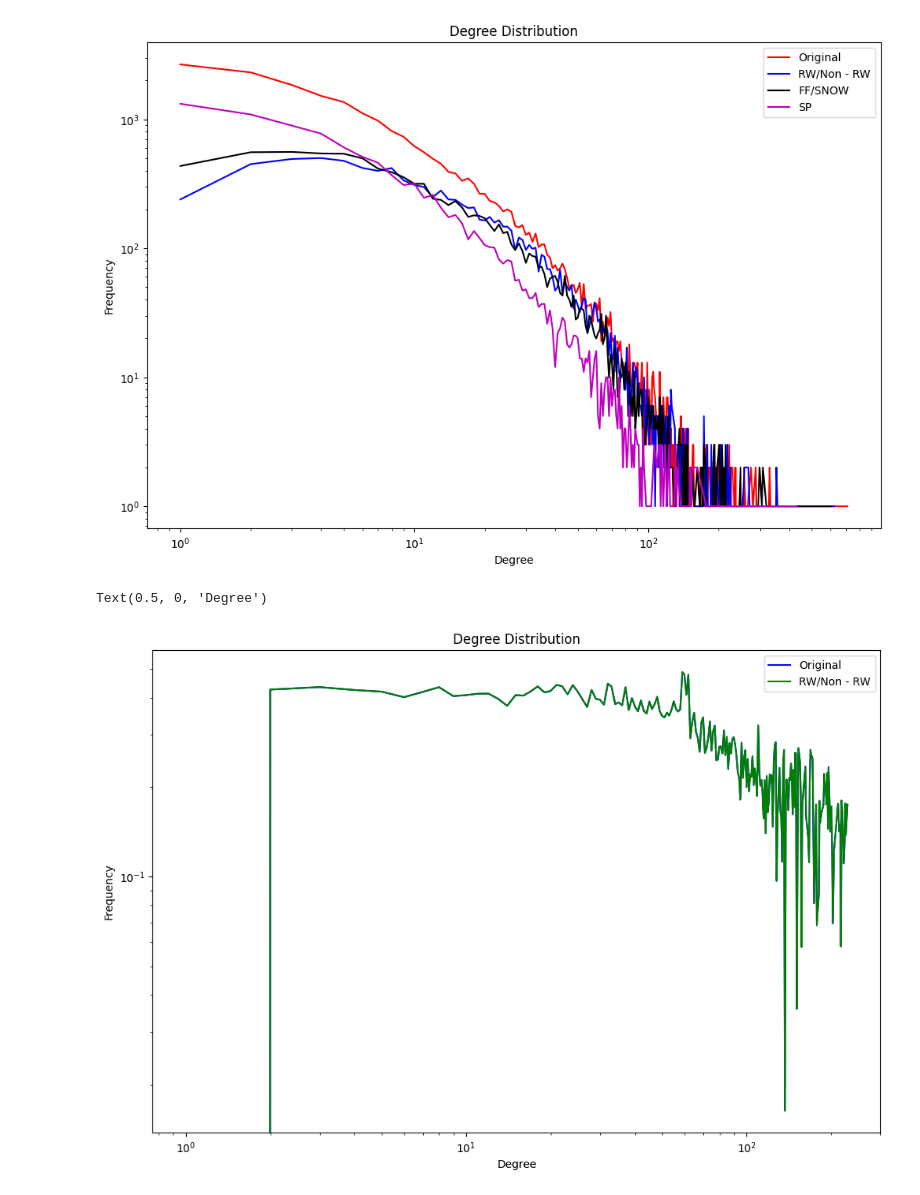
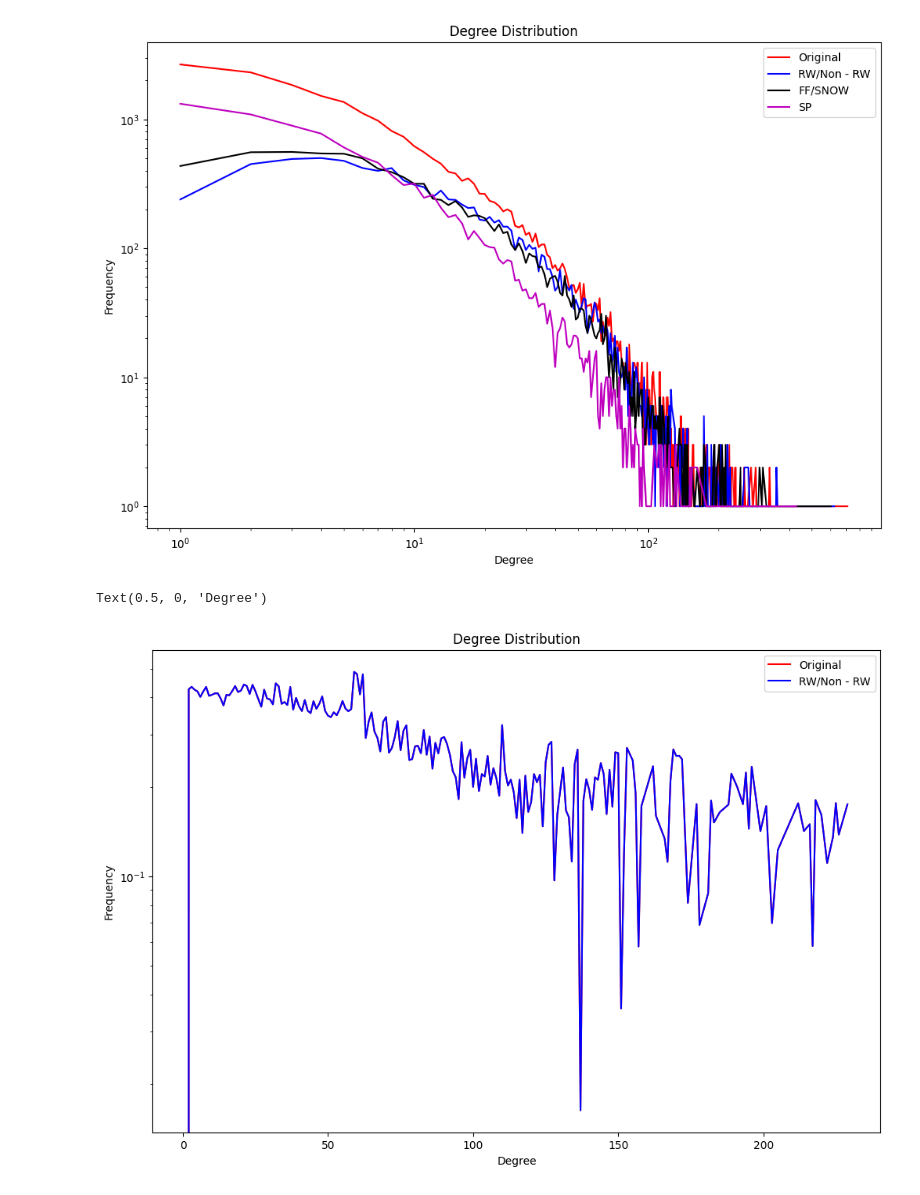
Before and after one commit to kyriakosar/Sampling-from-Networks, a Jupyter notebook: facebook_dataset.ipynb, the cells around one changed output. Cells and saved outputs as stored; diff of their text form; code cells hidden in the pictures.

```diff
--- a/facebook_dataset.ipynb
+++ b/facebook_dataset.ipynb
@@ -9,7 +11,7 @@ import numpy as np
 
 from littleballoffur.data_reader import GraphReader
 
-reader = GraphReader("facebook")
+reader = GraphReader("wikipedia")
 
 graph = reader.get_graph()
 # %% [markdown]
@@ -21,7 +23,7 @@ import networkx as nx
 
 from littleballoffur.exploration_sampling import RandomWalkSampler
 
-sampler = RandomWalkSampler(10000)
+sampler = RandomWalkSampler(5000)
 
 rw_graph = sampler.sample(graph)
 
@@ -302,12 +300,14 @@ def degree_clustering(G):
    degree_list
    degree_np = np.asarray(sorted(degree_list))
 
+
    for k in range(len(np.unique(degree_np))):
-      nodes_degree_k = [u for u in graph.nodes() if graph.degree(u) == k]
+      nodes_degree_k = ([u for u in graph.nodes() if graph.degree(u) == k])
       if len(nodes_degree_k) != 0:
          clustering_coeff = nx.average_clustering(graph, nodes_degree_k)
          degrees.append(k)
          clustering_list.append(clustering_coeff)
+      nodes_degree_k = []
 
    return degrees,clustering_list
 # %%
@@ -316,18 +322,21 @@ degrees1,clustering_list1 = degree_clustering(rw_graph)
 # %%
 plt.figure(figsize=(12, 8))
 # plt.scatter(degrees, clustering_list, color='red')
 # plt.scatter(degrees1, clustering_list1, color='blue')
-plt.loglog(degrees,clustering_list, 'b-', label='RW')
-plt.loglog(degrees1,clustering_list1,'g-', label='Non - RW')
+plt.plot(degrees, clustering_list, color='red')
+plt.plot(degrees1, clustering_list1, color='blue')
+# plt.plot(degrees2, clustering_list2, color='green')
+# plt.loglog(degrees,clustering_list, 'b-', label='RW')
+# plt.loglog(degrees1,clustering_list1,'g-', label='Non - RW')
 # plt.loglog(deg3, cnt3, 'k-', label='FF')
 # plt.loglog(deg4, cnt4, 'm-', label='SP')
 # plt.loglog(deg5, cnt5, 'y-', label='SNOW')
 plt.legend(['Original','RW/Non - RW','FF/SNOW','SP'])
 plt.title("Degree Distribution")
 plt.ylabel("Frequency")
 # plt.xscale('log')
 plt.yscale('log')
 plt.xlabel("Degree")
 # %% [output]
 Text(0.5, 0, 'Degree')
-[figure, old version]
+[figure, new version]
```
Also changed, not shown: parts of 13 cells of this notebook, 8 other files.
